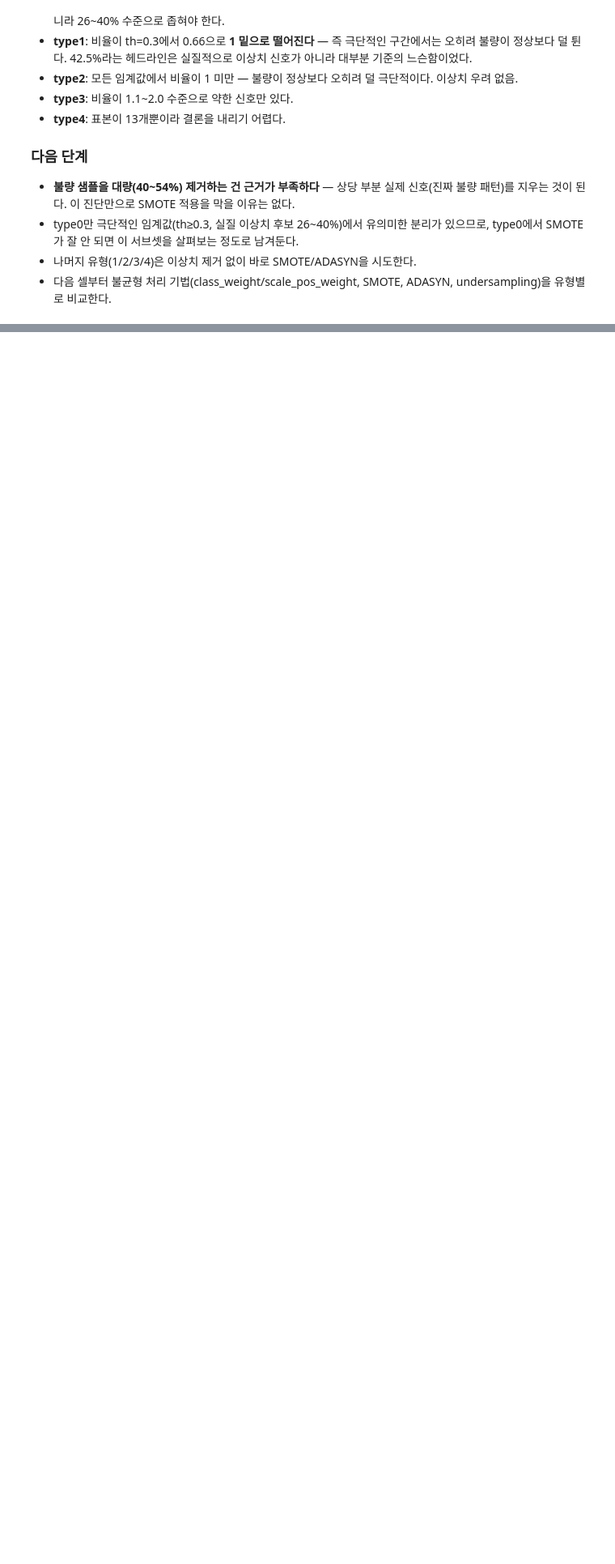
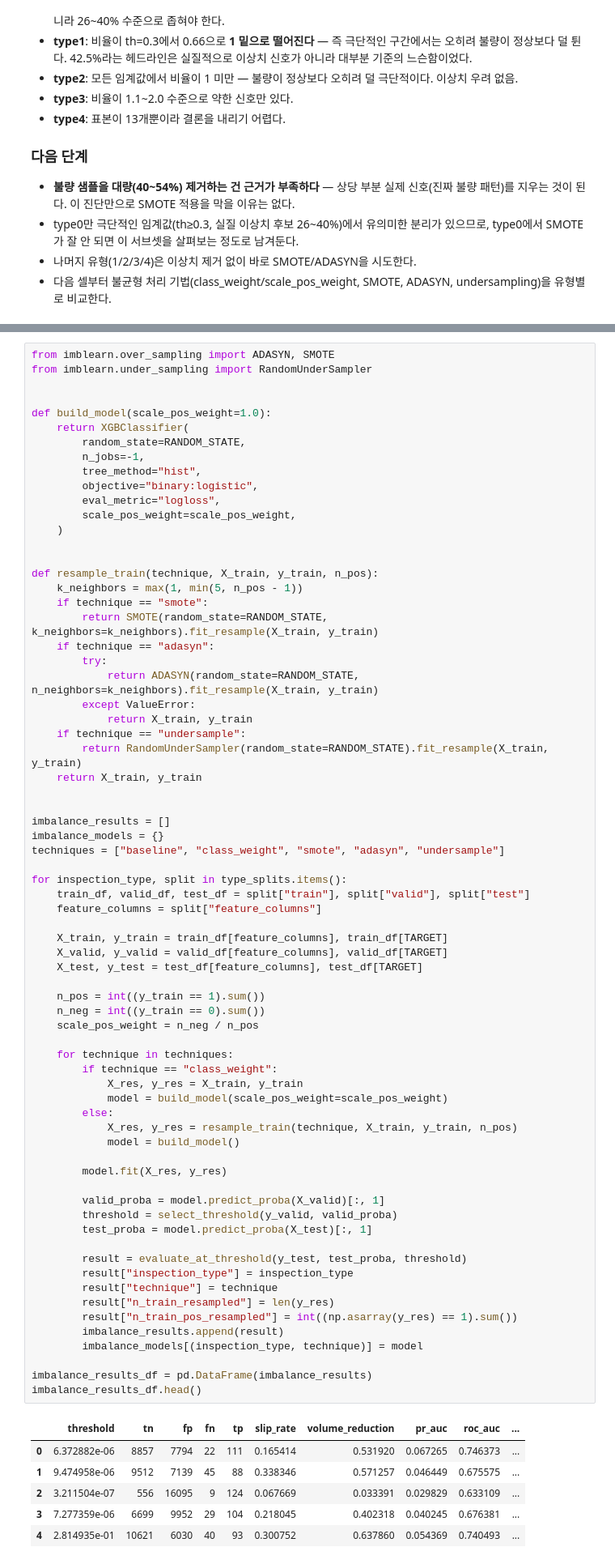
Before and after one commit to hakeee0331/seiemens_aoi_ML_practice, a Jupyter notebook: notebooks/0824_lsw_004_imbalance_handling.ipynb, the cells around one changed output, grey strips where cells are left out. Shown at 81% size. Saved outputs shown, nothing was run; the diff lists cells and outputs as text; blank space fills up the shorter version.

```diff
--- a/notebooks/0824_lsw_004_imbalance_handling.ipynb
+++ b/notebooks/0824_lsw_004_imbalance_handling.ipynb
@@ -304,0 +313,77 @@ ratio_pivot.round(2)
+# %%
+from imblearn.over_sampling import ADASYN, SMOTE
+from imblearn.under_sampling import RandomUnderSampler
+
+
+def build_model(scale_pos_weight=1.0):
+    return XGBClassifier(
+        random_state=RANDOM_STATE,
+        n_jobs=-1,
+        tree_method="hist",
+        objective="binary:logistic",
+        eval_metric="logloss",
+        scale_pos_weight=scale_pos_weight,
+    )
+
+
+def resample_train(technique, X_train, y_train, n_pos):
+    k_neighbors = max(1, min(5, n_pos - 1))
+    if technique == "smote":
+        return SMOTE(random_state=RANDOM_STATE, k_neighbors=k_neighbors).fit_resample(X_train, y_train)
+    if technique == "adasyn":
+        try:
+            return ADASYN(random_state=RANDOM_STATE, n_neighbors=k_neighbors).fit_resample(X_train, y_train)
+        except ValueError:
+            return X_train, y_train
+    if technique == "undersample":
+        return RandomUnderSampler(random_state=RANDOM_STATE).fit_resample(X_train, y_train)
+    return X_train, y_train
+
+
+imbalance_results = []
+imbalance_models = {}
+techniques = ["baseline", "class_weight", "smote", "adasyn", "undersample"]
+
+for inspection_type, split in type_splits.items():
+    train_df, valid_df, test_df = split["train"], split["valid"], split["test"]
+    feature_columns = split["feature_columns"]
+
+    X_train, y_train = train_df[feature_columns], train_df[TARGET]
+    X_valid, y_valid = valid_df[feature_columns], valid_df[TARGET]
+    X_test, y_test = test_df[feature_columns], test_df[TARGET]
+
+    n_pos = int((y_train == 1).sum())
+    n_neg = int((y_train == 0).sum())
+    scale_pos_weight = n_neg / n_pos
+
+    for technique in techniques:
+        if technique == "class_weight":
+            X_res, y_res = X_train, y_train
+            model = build_model(scale_pos_weight=scale_pos_weight)
+        else:
+            X_res, y_res = resample_train(technique, X_train, y_train, n_pos)
+            model = build_model()
+
+        model.fit(X_res, y_res)
+
+        valid_proba = model.predict_proba(X_valid)[:, 1]
+        threshold = select_threshold(y_valid, valid_proba)
+        test_proba = model.predict_proba(X_test)[:, 1]
+
+        result = evaluate_at_threshold(y_test, test_proba, threshold)
+        result["inspection_type"] = inspection_type
+        result["technique"] = technique
+        result["n_train_resampled"] = len(y_res)
+        result["n_train_pos_resampled"] = int((np.asarray(y_res) == 1).sum())
+        imbalance_results.append(result)
+        imbalance_models[(inspection_type, technique)] = model
+
+imbalance_results_df = pd.DataFrame(imbalance_results)
+imbalance_results_df.head()
+# %% [output]
+|  | threshold | tn | fp | fn | tp | slip_rate | volume_reduction | pr_auc | roc_auc | ... |
+| 0 | 6.372882e-06 | 8857 | 7794 | 22 | 111 | 0.165414 | 0.531920 | 0.067265 | 0.746373 | ... |
+| 1 | 9.474958e-06 | 9512 | 7139 | 45 | 88 | 0.338346 | 0.571257 | 0.046449 | 0.675575 | ... |
+| 2 | 3.211504e-07 | 556 | 16095 | 9 | 124 | 0.067669 | 0.033391 | 0.029829 | 0.633109 | ... |
+| 3 | 7.277359e-06 | 6699 | 9952 | 29 | 104 | 0.218045 | 0.402318 | 0.040245 | 0.676381 | ... |
+| 4 | 2.814935e-01 | 10621 | 6030 | 40 | 93 | 0.300752 | 0.637860 | 0.054369 | 0.740493 | ... |
```
Also changed, not shown: parts of 5 cells of this notebook, 3 other files.
